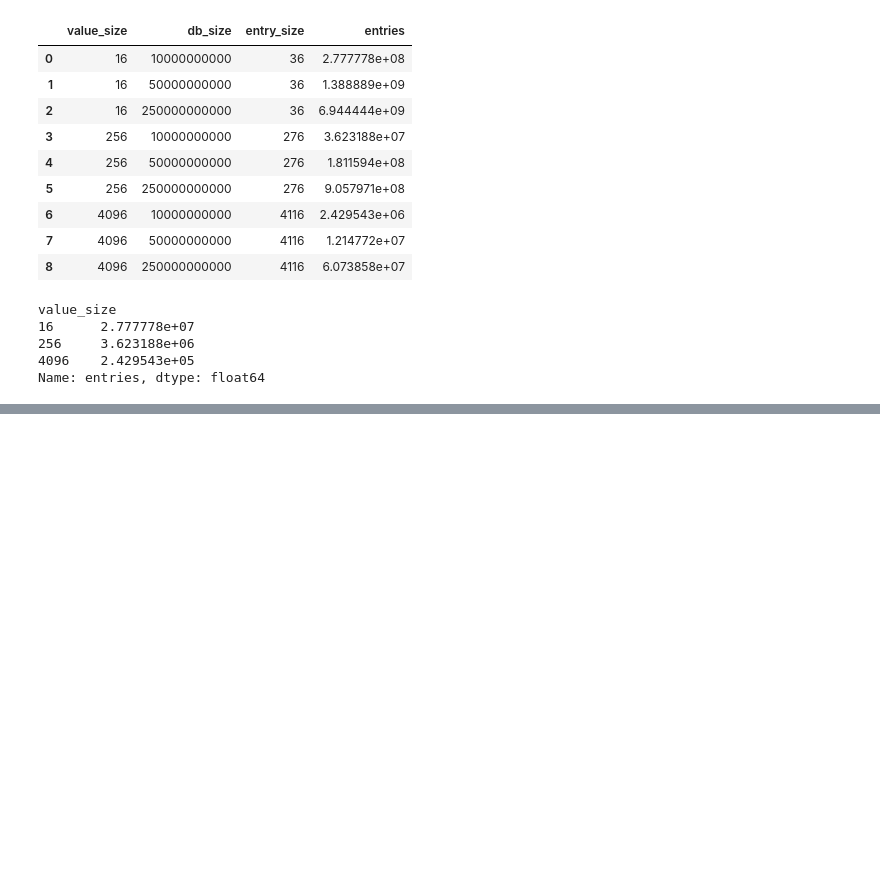
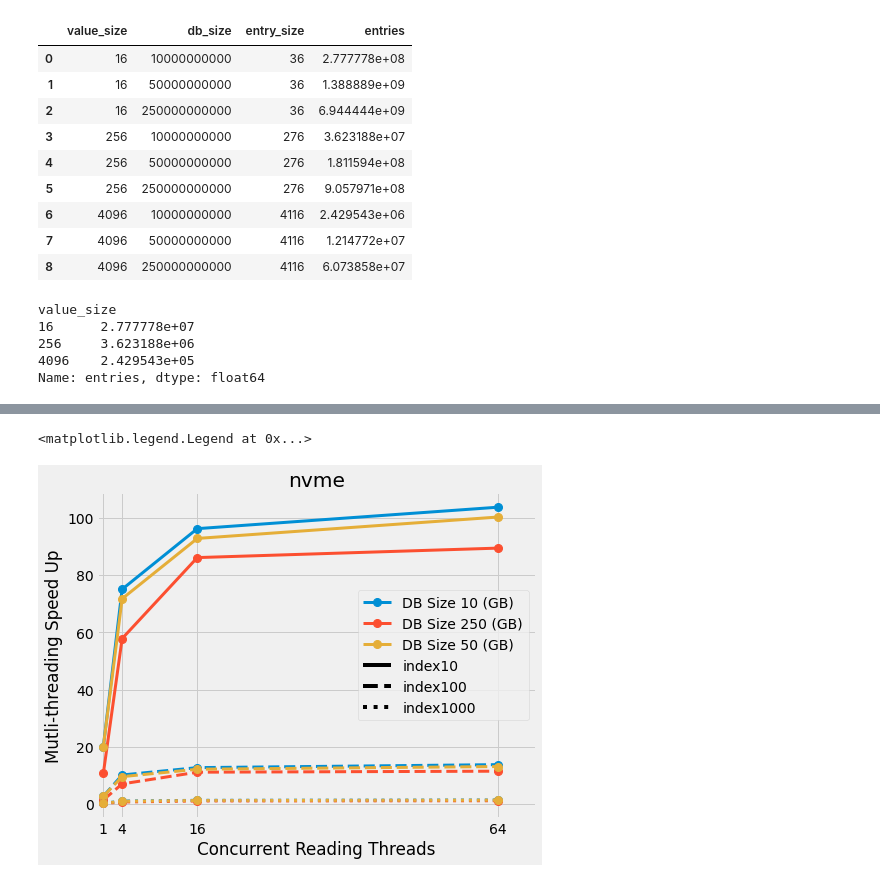
Before and after one commit to DBFromZero/dbf0java, a Jupyter notebook: analysis/benchmark_disk_key_value_readonly.ipynb, the cells around one changed output, grey strips where cells are left out. Cells and saved outputs as stored; diff of their text form; code cells hidden in the pictures; blank space fills up the shorter version.

```diff
--- a/analysis/benchmark_disk_key_value_readonly.ipynb
+++ b/analysis/benchmark_disk_key_value_readonly.ipynb
@@ -305,0 +255,31 @@ for i,(index, x) in enumerate(x.groupby('index')):
+# %%
+x = agg.reset_index()
+x = x[x['known_key_get_frac'] == 0.5]
+x = x[x['disk'] == 'nvme']
+x = x[x['value_size'] == 4096]
+
+fig = plt.figure(figsize=(7,19))
+for i, (disk, x) in enumerate(x.groupby('disk')):
+    ax = fig.add_subplot(3, 1, i+1)
+    ax.set_title(disk)
+    index_lss = {}
+    for (index, x),ls in zip(x.groupby('index'), ['-', '--', ':']):
+        x = x.copy()
+        x['db_size'] = x['db_size'].map(lambda x: f'DB Size {x} (GB)')
+        x = x.groupby(['db_size', 'read_threads'])['50%'].apply(lambda x: x.iloc[0]).unstack().T
+        x.plot(ax=ax, lw=3, ms=8, marker='o', ls=ls, color=colors[:3:])
+        plt.xticks([1, 4, 16, 64])
+        plt.ylabel('Mutli-threading Speed Up')
+        plt.xlabel('Concurrent Reading Threads')
+        index_lss[index] = ls
+    for l in ax.get_lines():
+        if l.get_linestyle() != '-':
+            l.set_label(None)
+    for index, ls in index_lss.items():
+        ax.plot([-5, -5], [1, 1], color='k', ls=ls, label=index)
+
+plt.xlim(0, 70)
+plt.legend()
+# %% [output]
+<matplotlib.legend.Legend at 0x...>
+[figure, added]
```
Also changed, not shown: parts of 42 cells of this notebook, 3 other files.
